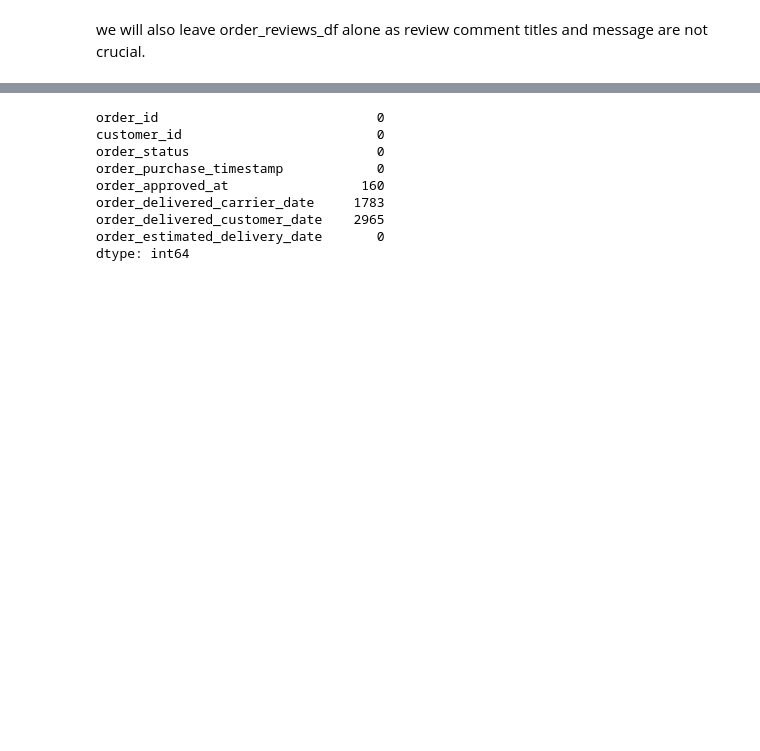
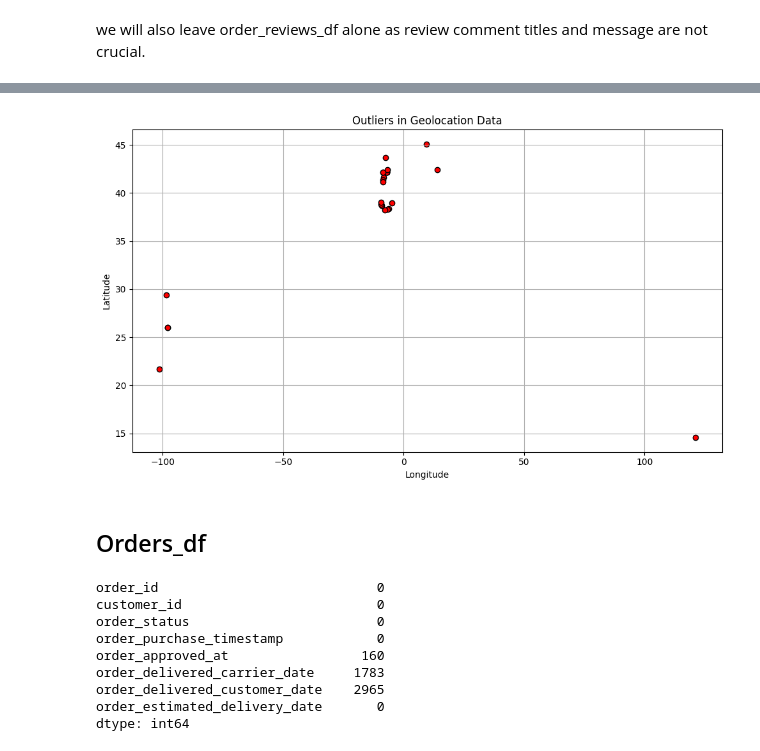
Before and after one commit to Mocuss/FESI-Crew, a Jupyter notebook: EDA.ipynb, the cells around one changed output, grey strips where cells are left out. Drawn from its saved outputs; the diff is of its cells as text; code cells hidden in the pictures; blank space fills up the shorter version.

```diff
--- a/EDA.ipynb
+++ b/EDA.ipynb
@@ -99,0 +116,16 @@ we will also leave order_reviews_df alone as review comment titles and message a
+# %%
+# Calculate z-scores for latitude and longitude
+geolocation_df["lat_z"] = zscore(geolocation_df["geolocation_lat"])
+geolocation_df["lng_z"] = zscore(geolocation_df["geolocation_lng"])
+
+# Set a threshold (e.g. 3 standard deviations from the mean)
+threshold = 10
+
+# Identify rows where either lat or lng z-score is above the threshold
+outliers = geolocation_df[(geolocation_df["lat_z"].abs() > threshold) | (geolocation_df["lng_z"].abs() > threshold)]
+
+# Drop the z-score columns if not needed
+geolocation_df.drop(columns=["lat_z", "lng_z"], inplace=True)
+
+# Display the outliers
+outliers.head()
@@ -99,0 +139,12 @@ we will also leave order_reviews_df alone as review comment titles and message a
+# %%
+# plot outliers in geolocation data for visualization
+plt.figure(figsize=(10, 6))
+plt.scatter(outliers["geolocation_lng"], outliers["geolocation_lat"], color='red', edgecolors='k')
+plt.title("Outliers in Geolocation Data")
+plt.xlabel("Longitude")
+plt.ylabel("Latitude")
+plt.grid(True)
+plt.tight_layout()
+plt.show()
+# %% [output]
+[figure, added]
@@ -100,3 +154,5 @@ we will also leave order_reviews_df alone as review comment titles and message a
+# %% [markdown]
+## Orders_df
 # %%
 # finding the number of null values in each column of the orders DataFrame
 orders_df.isnull().sum()
```
Also changed, not shown: parts of 10 cells of this notebook.
